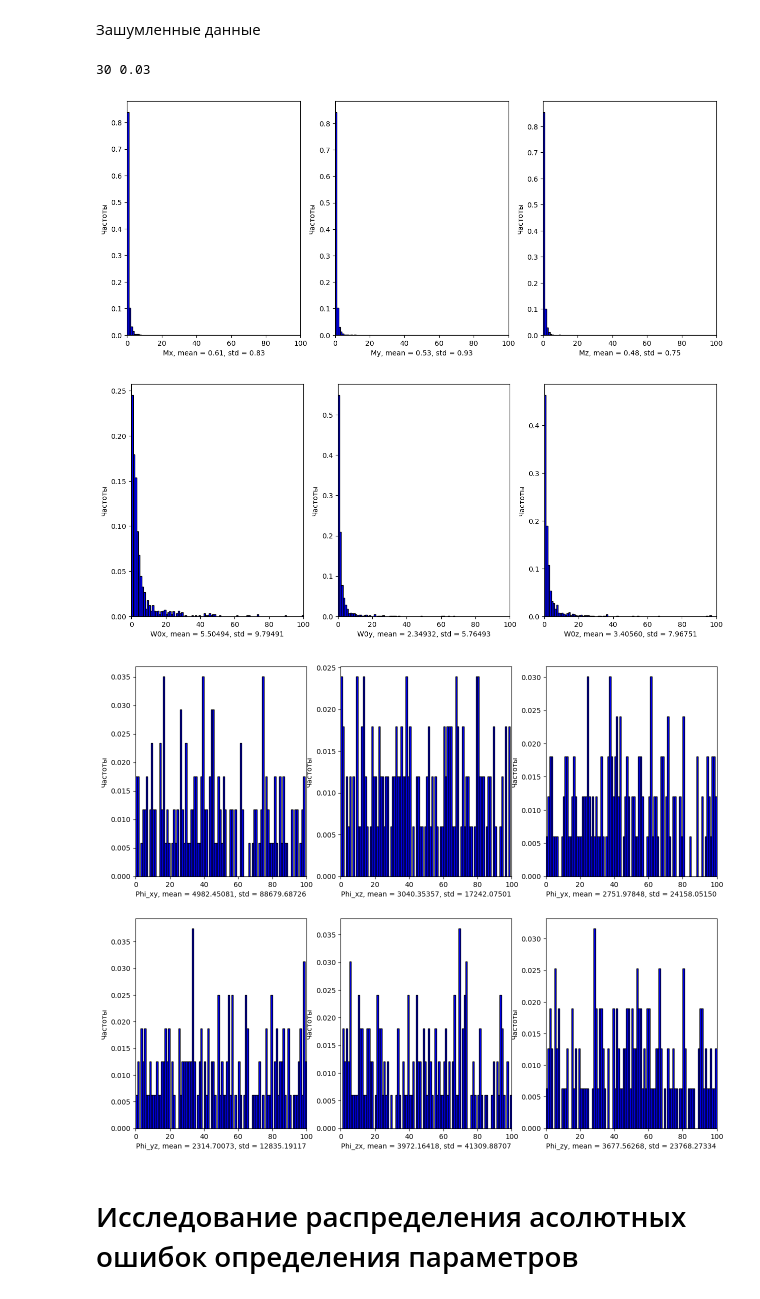
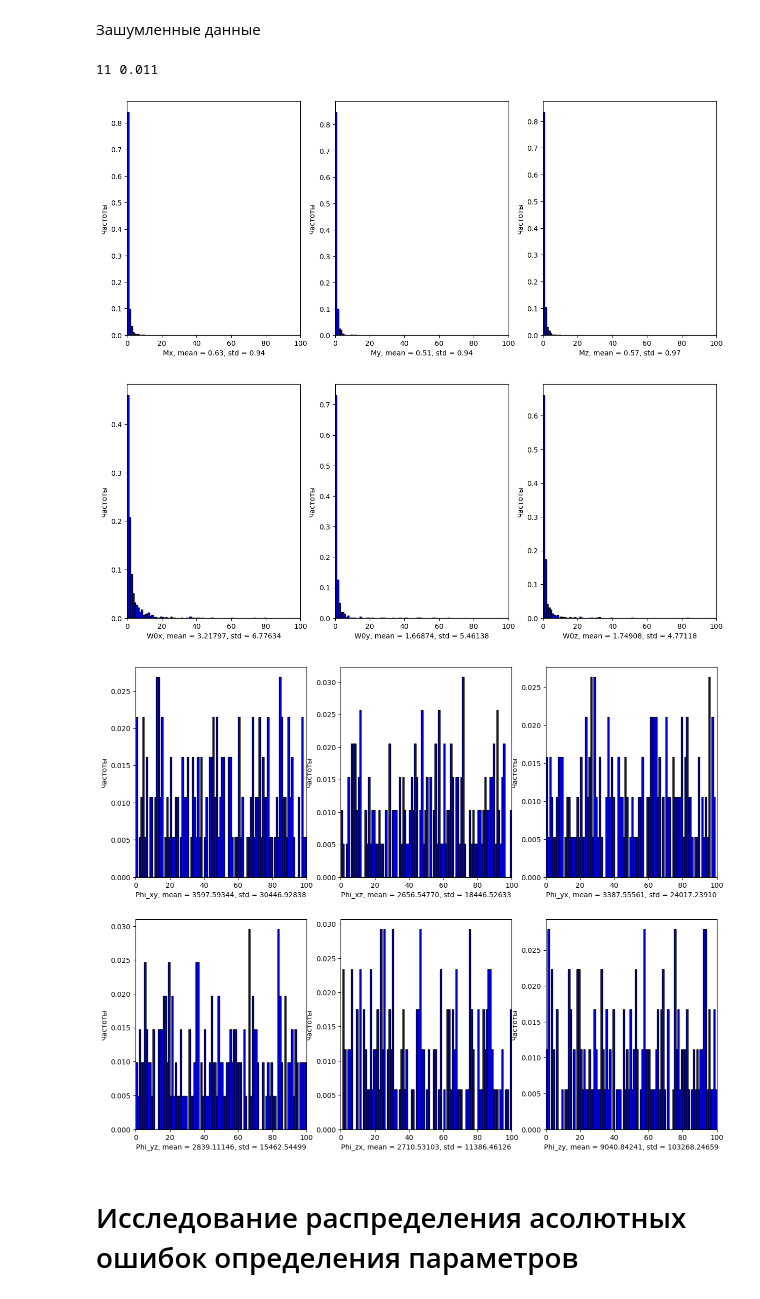
Before and after one commit to tmetelev/scalar_calibration, a Jupyter notebook: research.ipynb, the cells around one changed output. Saved outputs shown, nothing was run; the diff lists cells and outputs as text; code cells hidden in the pictures.

```diff
--- a/research.ipynb
+++ b/research.ipynb
@@ -218,7 +218,7 @@ axis_name = ['Mx', 'My', 'Mz', 'W0x', 'W0y', 'W0z', 'Phi_xy', 'Phi_xz', 'Phi_yx'
 n = 1000
 deads = 0
 for j in range(n):
-    crit, rel, abse = testing(1, 1, modeling_params=[2000, 0.01, 1000, 50], func_params=[20])
+    crit, rel, abse = testing(1, 1, modeling_params=[2000, 0.01, 500, 50], func_params=[20])
     if np.max(rel[0:3] + rel[9:]) > 100:
         deads += 1
         continue
@@ -237,37 +237,37 @@ for j in range(n):
 
 print(deads, deads / n)
 
 plt.figure(1, figsize=(15, 6))
 for i in range(3):
     plt.subplot(1, 3, i + 1)
     bins = np.arange(0, 101, 1)
     plt.hist(res[axis_name[i]], density=True, color='blue', edgecolor='black', bins=bins)
     plt.xlim(0, 100)
     plt.xlabel(f'{axis_name[i]}, mean = {np.mean(res[axis_name[i]]):.2f}, std = {np.std(res[axis_name[i]]):.2f}')
     plt.ylabel('Частоты')
 
 plt.figure(2, figsize=(15, 6))
 for i in range(3):
     plt.subplot(1, 3, i + 1)
     bins = np.arange(0, 101, 1)
     plt.hist(res[axis_name[i+3]], density=True, color='blue', edgecolor='black', bins=bins)
     plt.xlim(0, 100)
     plt.xlabel(f'{axis_name[i+3]}, mean = {np.mean(res[axis_name[i+3]]):.5f}, std = {np.std(res[axis_name[i+3]]):.5f}')
     plt.ylabel('Частоты')
 
 plt.figure(3, figsize=(15, 12))
 for i in range(6):
     plt.subplot(2, 3, i + 1)
     bins = np.arange(0, 101, 1)
     plt.hist(res[axis_name[i+6]], density=True, color='blue', edgecolor='black', bins=bins)
     plt.xlim(0, 100)
     plt.xlabel(f'{axis_name[i+6]}, mean = {np.mean(res[axis_name[i+6]]):.5f}, std = {np.std(res[axis_name[i+6]]):.5f}')
     plt.ylabel('Частоты')
 # %% [output]
-30 0.03
+11 0.011
-[figure, old version]
+[figure, new version]
-[figure, old version]
+[figure, new version]
-[figure, old version]
+[figure, new version]
 # %% [markdown]
 # Исследование распределения асолютных ошибок определения параметров
 # %%
```
Also changed, not shown: parts of 6 cells of this notebook, 5 other files.
